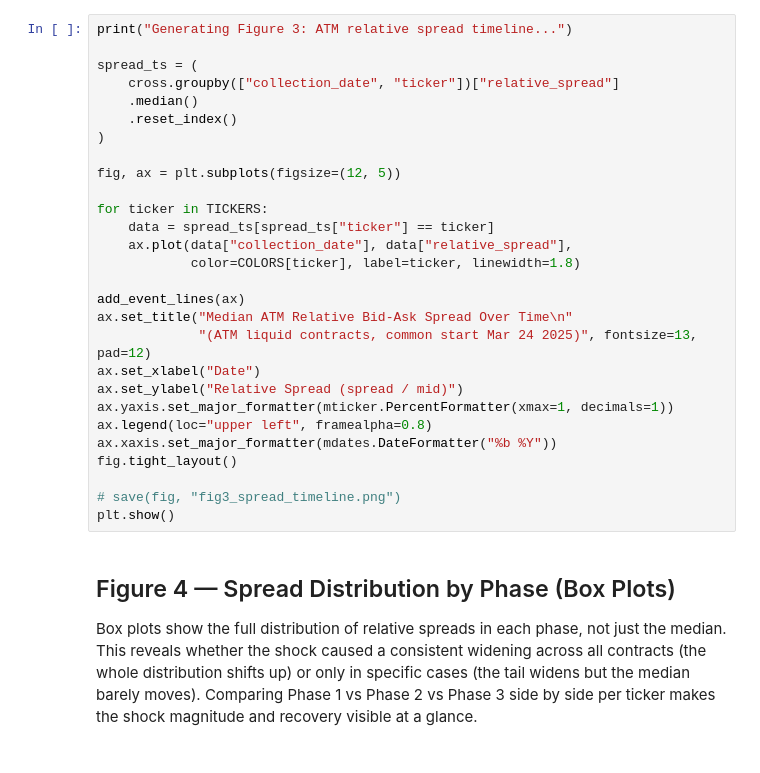
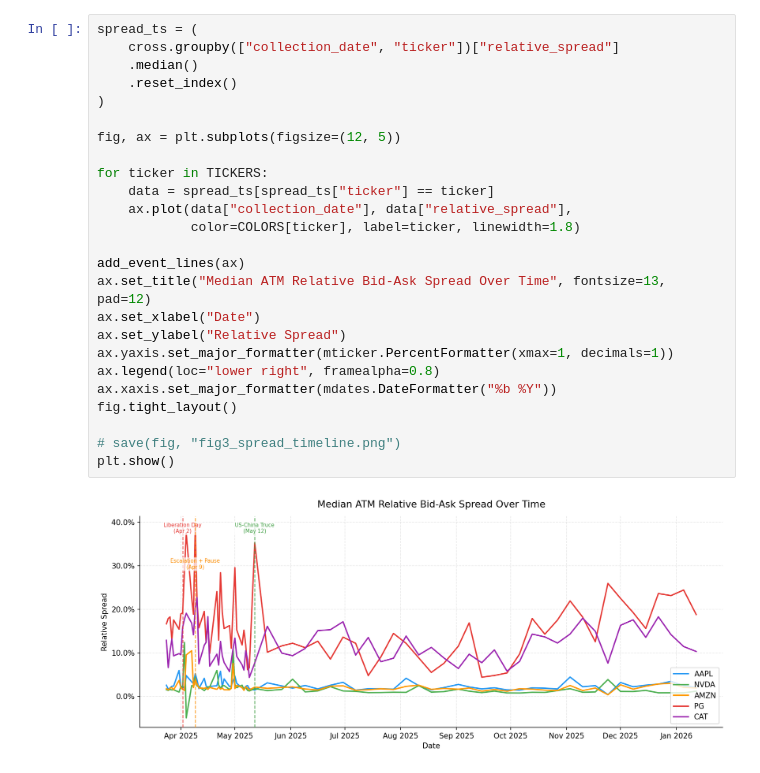
Before and after one commit to tzejiannn/tariff-shock-options-study, a Jupyter notebook: notebooks/eda.ipynb, the cells around one changed output. Saved outputs shown, nothing was run; the diff lists cells and outputs as text.

```diff
--- a/notebooks/eda.ipynb
+++ b/notebooks/eda.ipynb
@@ -210,34 +221,29 @@ This is the central chart of the project. Relative spread (spread / mid) measure
 - The height of the spike varies by sector (asymmetric response)
 - The speed of recovery in Phase 3 also differs (structural vs temporary damage)
 # %%
-print("Generating Figure 3: ATM relative spread timeline...")
-
 spread_ts = (
     cross.groupby(["collection_date", "ticker"])["relative_spread"]
     .median()
     .reset_index()
 )
 
 fig, ax = plt.subplots(figsize=(12, 5))
 
 for ticker in TICKERS:
     data = spread_ts[spread_ts["ticker"] == ticker]
     ax.plot(data["collection_date"], data["relative_spread"],
             color=COLORS[ticker], label=ticker, linewidth=1.8)
 
 add_event_lines(ax)
-ax.set_title("Median ATM Relative Bid-Ask Spread Over Time\n"
-             "(ATM liquid contracts, common start Mar 24 2025)", fontsize=13, pad=12)
+ax.set_title("Median ATM Relative Bid-Ask Spread Over Time", fontsize=13, pad=12)
 ax.set_xlabel("Date")
-ax.set_ylabel("Relative Spread (spread / mid)")
+ax.set_ylabel("Relative Spread")
 ax.yaxis.set_major_formatter(mticker.PercentFormatter(xmax=1, decimals=1))
-ax.legend(loc="upper left", framealpha=0.8)
+ax.legend(loc="lower right", framealpha=0.8)
 ax.xaxis.set_major_formatter(mdates.DateFormatter("%b %Y"))
 fig.tight_layout()
 
 # save(fig, "fig3_spread_timeline.png")
 plt.show()
+# %% [output]
+[figure, added]
-# %% [markdown]
-## Figure 4 — Spread Distribution by Phase (Box Plots)
-
-Box plots show the full distribution of relative spreads in each phase, not just the median. This reveals whether the shock caused a consistent widening across all contracts (the whole distribution shifts up) or only in specific cases (the tail widens but the median barely moves). Comparing Phase 1 vs Phase 2 vs Phase 3 side by side per ticker makes the shock magnitude and recovery visible at a glance.
```
Also changed, not shown: parts of 21 cells of this notebook, 8 other files.
